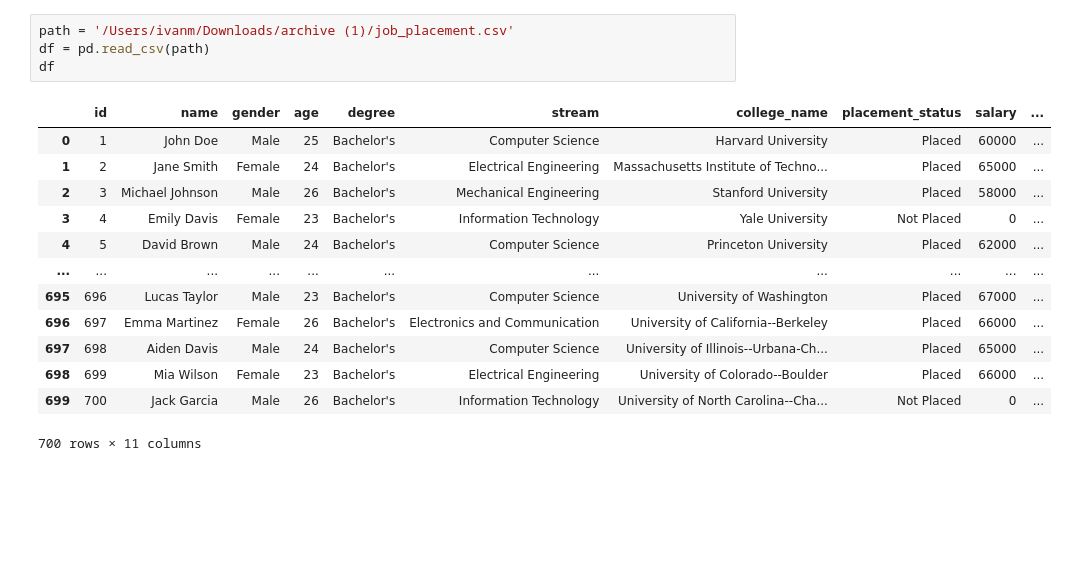
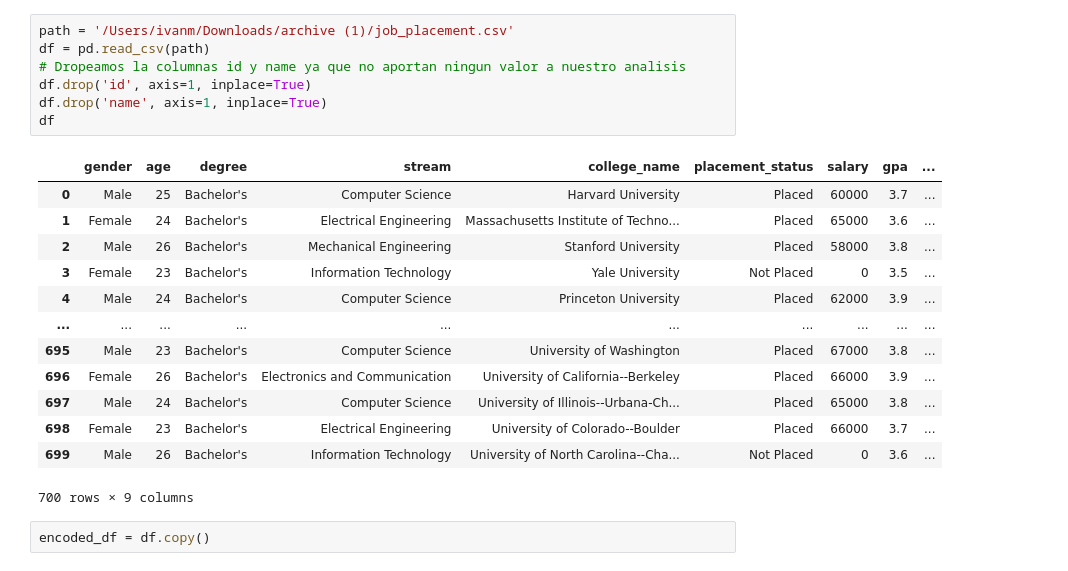
Before and after one commit to ivanmorales22/first_project, a Jupyter notebook: notebooks/first_project.ipynb, the cells around one changed output. Saved outputs shown, nothing was run; the diff lists cells and outputs as text; blank space fills up the shorter version.

```diff
--- a/notebooks/first_project.ipynb
+++ b/notebooks/first_project.ipynb
@@ -6,18 +15,23 @@ import seaborn as sns
 # %%
 path = '/Users/ivanm/Downloads/archive (1)/job_placement.csv'
 df = pd.read_csv(path)
+# Dropeamos la columnas id y name ya que no aportan ningun valor a nuestro analisis
+df.drop('id', axis=1, inplace=True)
+df.drop('name', axis=1, inplace=True)
 df
 # %% [output]
-|  | id | name | gender | age | degree | stream | college_name | placement_status | salary | ... |
-| 0 | 1 | John Doe | Male | 25 | Bachelor's | Computer Science | Harvard University | Placed | 60000 | ... |
-| 1 | 2 | Jane Smith | Female | 24 | Bachelor's | Electrical Engineering | Massachusetts Institute of Techno... | Placed | 65000 | ... |
-| 2 | 3 | Michael Johnson | Male | 26 | Bachelor's | Mechanical Engineering | Stanford University | Placed | 58000 | ... |
-| 3 | 4 | Emily Davis | Female | 23 | Bachelor's | Information Technology | Yale University | Not Placed | 0 | ... |
-| 4 | 5 | David Brown | Male | 24 | Bachelor's | Computer Science | Princeton University | Placed | 62000 | ... |
-| ... | ... | ... | ... | ... | ... | ... | ... | ... | ... | ... |
-| 695 | 696 | Lucas Taylor | Male | 23 | Bachelor's | Computer Science | University of Washington | Placed | 67000 | ... |
-| 696 | 697 | Emma Martinez | Female | 26 | Bachelor's | Electronics and Communication | University of California--Berkeley | Placed | 66000 | ... |
-| 697 | 698 | Aiden Davis | Male | 24 | Bachelor's | Computer Science | University of Illinois--Urbana-Ch... | Placed | 65000 | ... |
-| 698 | 699 | Mia Wilson | Female | 23 | Bachelor's | Electrical Engineering | University of Colorado--Boulder | Placed | 66000 | ... |
-| 699 | 700 | Jack Garcia | Male | 26 | Bachelor's | Information Technology | University of North Carolina--Cha... | Not Placed | 0 | ... |
+|  | gender | age | degree | stream | college_name | placement_status | salary | gpa | ... |
+| 0 | Male | 25 | Bachelor's | Computer Science | Harvard University | Placed | 60000 | 3.7 | ... |
+| 1 | Female | 24 | Bachelor's | Electrical Engineering | Massachusetts Institute of Techno... | Placed | 65000 | 3.6 | ... |
+| 2 | Male | 26 | Bachelor's | Mechanical Engineering | Stanford University | Placed | 58000 | 3.8 | ... |
+| 3 | Female | 23 | Bachelor's | Information Technology | Yale University | Not Placed | 0 | 3.5 | ... |
+| 4 | Male | 24 | Bachelor's | Computer Science | Princeton University | Placed | 62000 | 3.9 | ... |
+| ... | ... | ... | ... | ... | ... | ... | ... | ... | ... |
+| 695 | Male | 23 | Bachelor's | Computer Science | University of Washington | Placed | 67000 | 3.8 | ... |
+| 696 | Female | 26 | Bachelor's | Electronics and Communication | University of California--Berkeley | Placed | 66000 | 3.9 | ... |
+| 697 | Male | 24 | Bachelor's | Computer Science | University of Illinois--Urbana-Ch... | Placed | 65000 | 3.8 | ... |
+| 698 | Female | 23 | Bachelor's | Electrical Engineering | University of Colorado--Boulder | Placed | 66000 | 3.7 | ... |
+| 699 | Male | 26 | Bachelor's | Information Technology | University of North Carolina--Cha... | Not Placed | 0 | 3.6 | ... |
-700 rows × 11 columns
+700 rows × 9 columns
+# %%
+encoded_df = df.copy()
```
Also changed, not shown: parts of 31 cells of this notebook, 1 other file.
